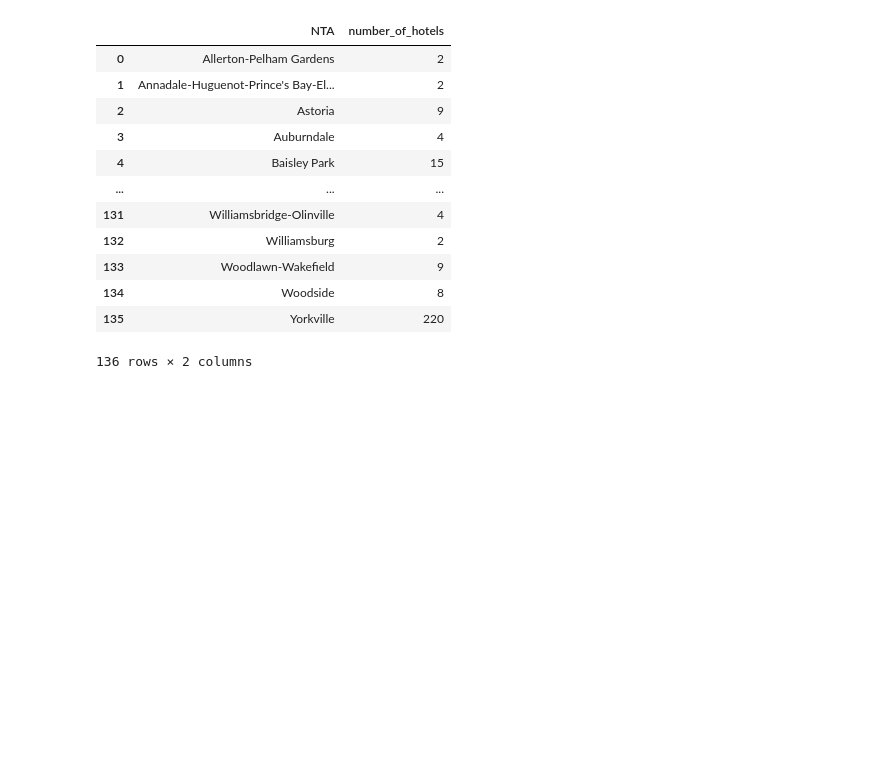
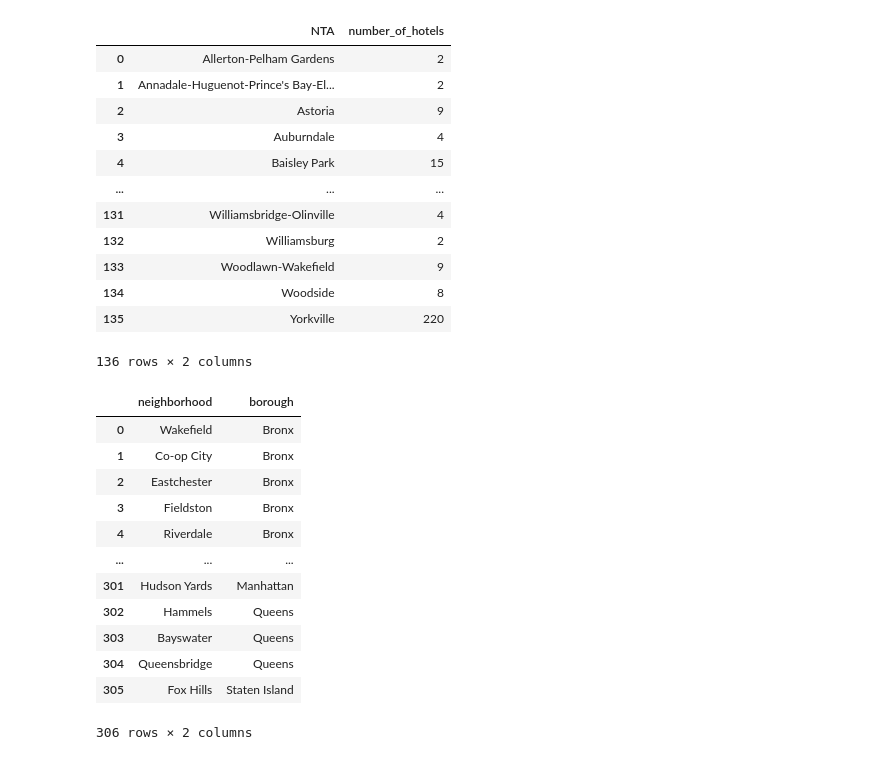
Before and after one commit to ktamkee/NYC_midterm_project, a Jupyter notebook: data/nyc_open_data.ipynb, the cells around one changed output. Saved outputs shown, nothing was run; the diff lists cells and outputs as text; code cells hidden in the pictures; blank space fills up the shorter version.

```diff
--- a/data/nyc_open_data.ipynb
+++ b/data/nyc_open_data.ipynb
@@ -113,3 +118,32 @@ hotels_data
 | 134 | Woodside | 8 |
 | 135 | Yorkville | 220 |
 136 rows × 2 columns
+# %%
+# Load nyc_geo JSON
+import json
+import pandas as pd
+from pandas.io.json import json_normalize
+
+file = open('nyc_geo.json')
+data = json.load(file)
+# %%
+df = pd.json_normalize(data['features'])
+
+# Tidy Data
+nyc_df = df[['properties.name', 'properties.borough']]
+nyc_df.columns = ['neighborhood', 'borough']
+nyc_df
+# %% [output]
+|  | neighborhood | borough |
+| 0 | Wakefield | Bronx |
+| 1 | Co-op City | Bronx |
+| 2 | Eastchester | Bronx |
+| 3 | Fieldston | Bronx |
+| 4 | Riverdale | Bronx |
+| ... | ... | ... |
+| 301 | Hudson Yards | Manhattan |
+| 302 | Hammels | Queens |
+| 303 | Bayswater | Queens |
+| 304 | Queensbridge | Queens |
+| 305 | Fox Hills | Staten Island |
+306 rows × 2 columns
```
Also changed, not shown: parts of 7 cells of this notebook, 7 other files.
